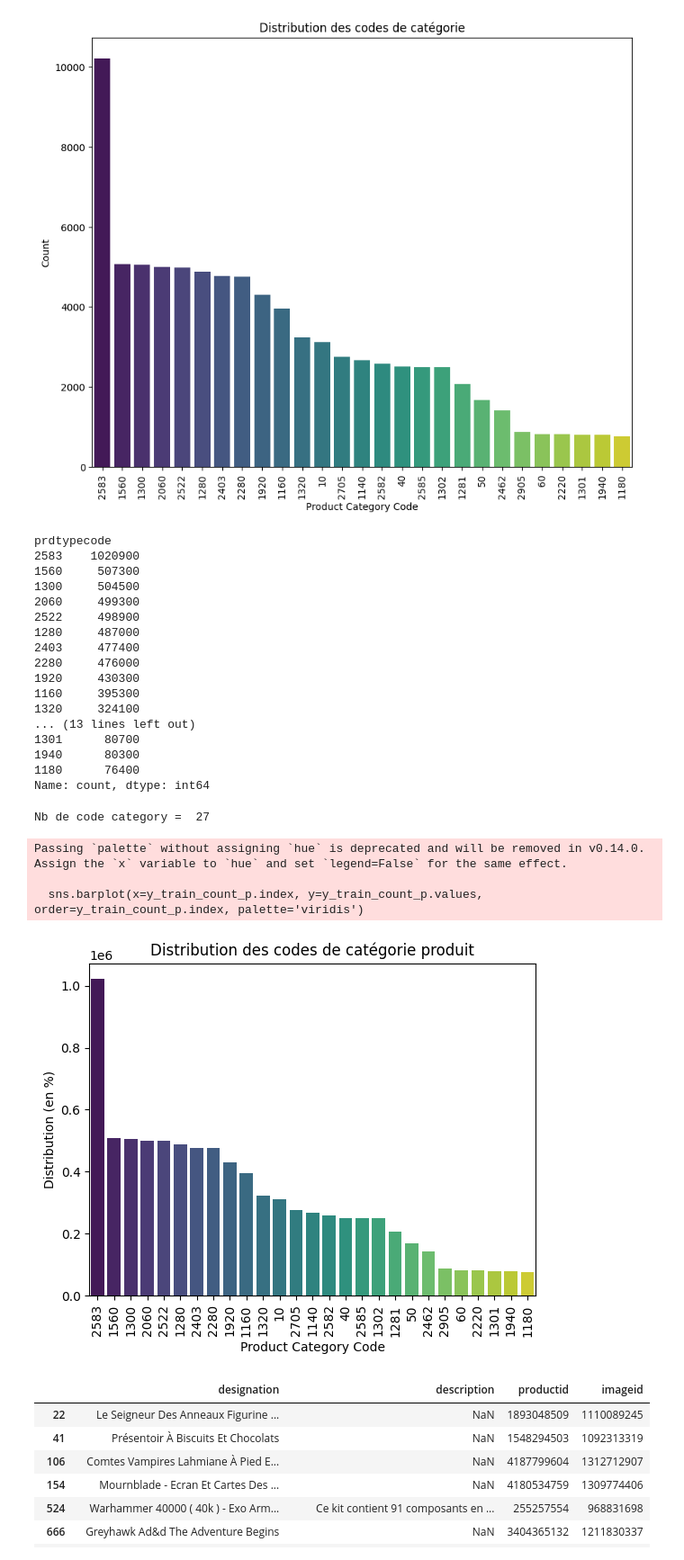
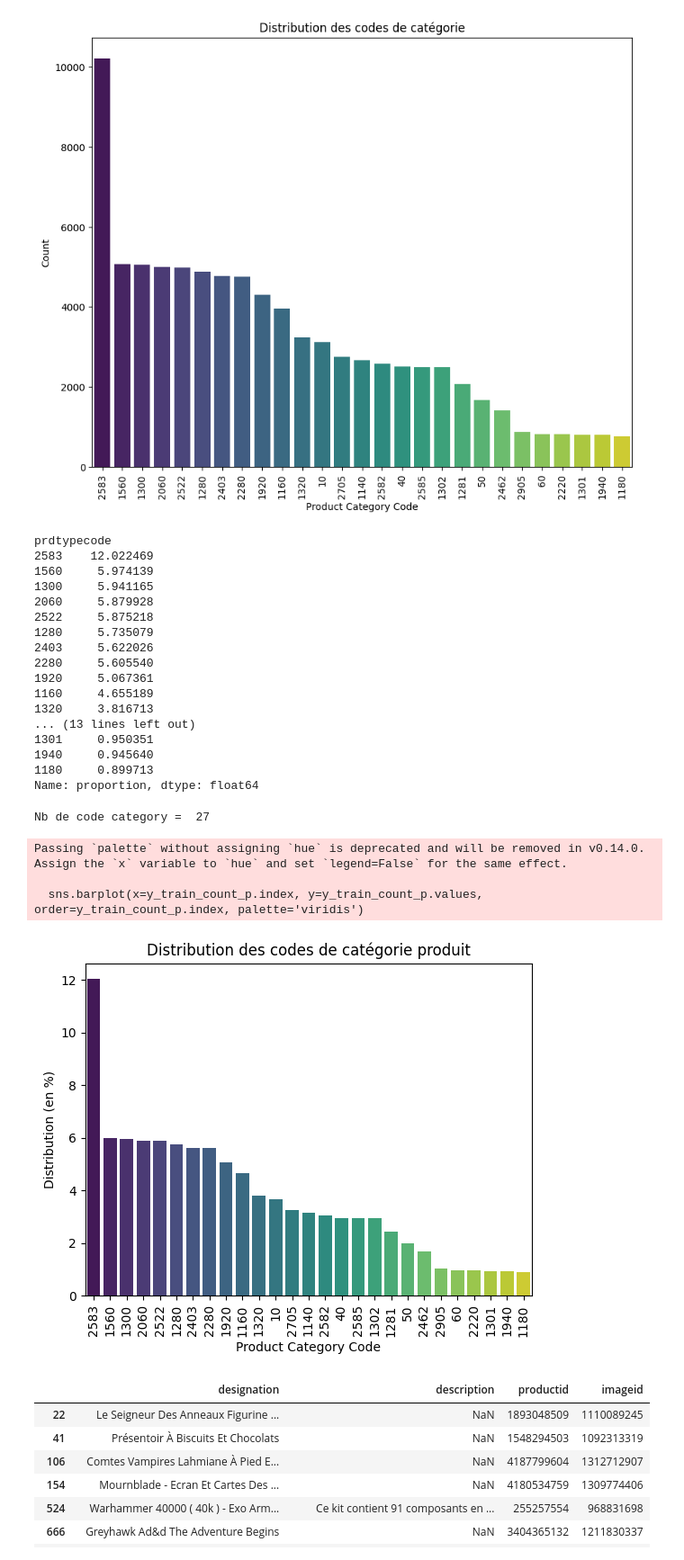
Before and after one commit to oisnard/ProjetFilRouge, a Jupyter notebook: Src/exploration.ipynb, the cells around one changed output. Shown: that part at 90% size. Cells and saved outputs as stored; diff of their text form; code cells hidden in the pictures.

Commit message:
Visualisation de n products

```diff
--- a/Src/exploration.ipynb
+++ b/Src/exploration.ipynb
@@ -84,38 +84,38 @@ Passing `palette` without assigning `hue` is deprecated and will be removed in v
 [figure]
 # %%
 y_train_count_p = y_train['prdtypecode'].value_counts(normalize=True).sort_values(ascending=False)
-y_train_count_p = y_train_count*100
+y_train_count_p = y_train_count_p*100
 display(y_train_count_p)
-print("Nb de code category = ", tmp.shape[0])
+print("Nb de code category = ", y_train_count_p.shape[0])
 sns.barplot(x=y_train_count_p.index, y=y_train_count_p.values, order=y_train_count_p.index, palette='viridis')
 plt.xticks(rotation=90)
 plt.xlabel("Product Category Code")
 plt.ylabel("Distribution (en %)")
 plt.title("Distribution des codes de catégorie produit")
 plt.show()
 # %% [output]
 prdtypecode
-2583    1020900
-1560     507300
-1300     504500
-2060     499300
-2522     498900
-1280     487000
-2403     477400
-2280     476000
-1920     430300
-1160     395300
-1320     324100
+2583    12.022469
+1560     5.974139
+1300     5.941165
+2060     5.879928
+2522     5.875218
+1280     5.735079
+2403     5.622026
+2280     5.605540
+1920     5.067361
+1160     4.655189
+1320     3.816713
 ... (13 lines left out)
-1301      80700
-1940      80300
-1180      76400
-Name: count, dtype: int64
+1301     0.950351
+1940     0.945640
+1180     0.899713
+Name: proportion, dtype: float64
 Nb de code category =  27
 Passing `palette` without assigning `hue` is deprecated and will be removed in v0.14.0. Assign the `x` variable to `hue` and set `legend=False` for the same effect.
 
   sns.barplot(x=y_train_count_p.index, y=y_train_count_p.values, order=y_train_count_p.index, palette='viridis')
-[figure, old version]
+[figure, new version]
 # %%
 filtre = y_train.loc[y_train['prdtypecode'] == 1180]
 product_1180 = X_train.iloc[filtre.index,:]
```
Also changed, not shown: parts of 16 cells of this notebook, 2 other files.
